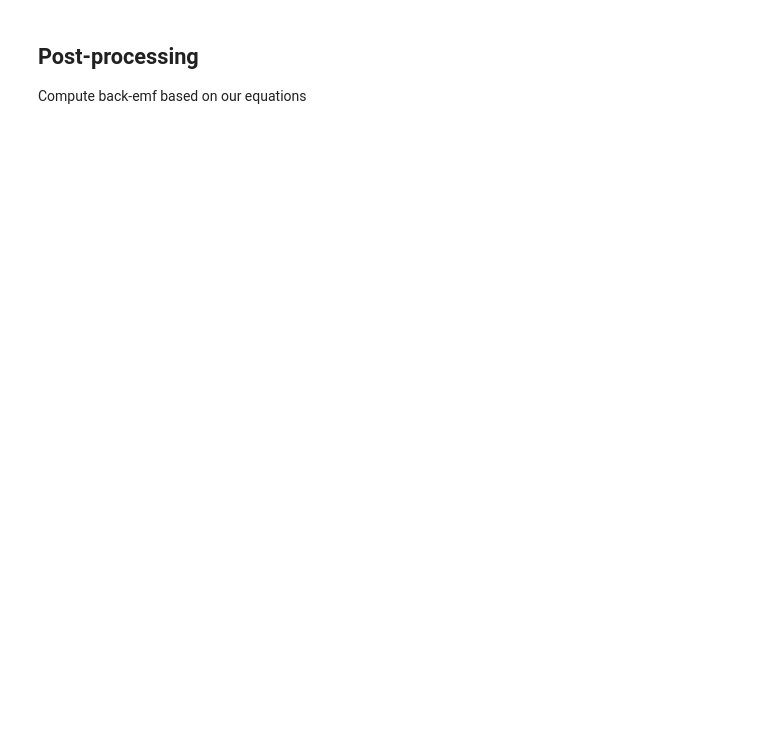
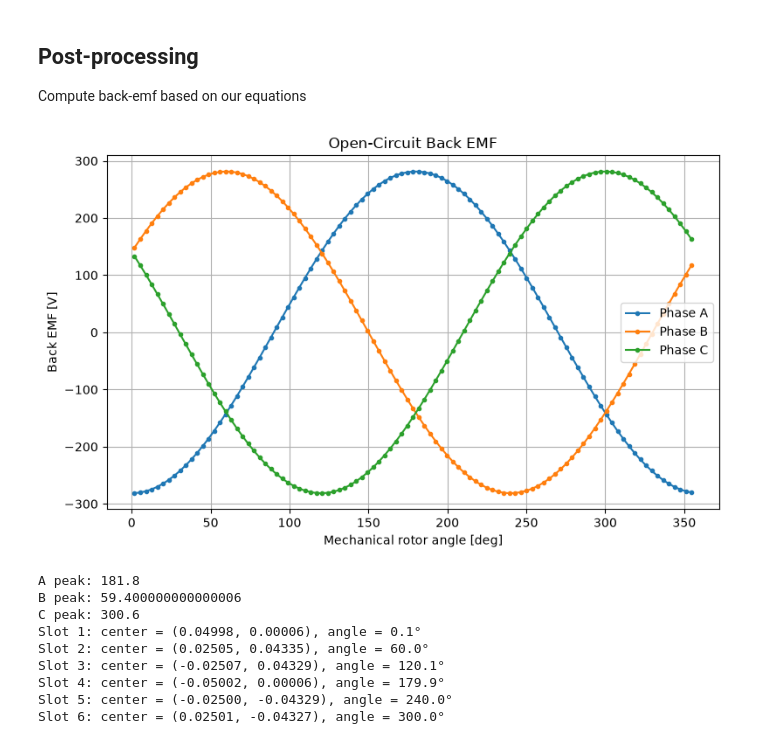
Before and after one commit to VerttiAalto100/computational-electromagnetics, a Jupyter notebook: back-emf/back_emf.ipynb, the cells around one changed output. Drawn from its saved outputs; the diff is of its cells as text; code cells hidden in the pictures; blank space fills up the shorter version.

Commit message:
Soem back-emf solution. Not verified

```diff
--- a/back-emf/back_emf.ipynb
+++ b/back-emf/back_emf.ipynb
@@ -448,3 +502,78 @@ Difference of angles in rotor magnet and stator field, should be constant: 2.664
 # %% [markdown]
 ## Post-processing
 Compute back-emf based on our equations
+# %%
+
+
+import numpy as np
+import matplotlib.pyplot as plt
+
+delta_mech = all_mech_angles[1] - all_mech_angles[0]
+
+# Half way between two angles. That's where we wantt oplot the back emf (derivative)
+emf_angles = 0.5 * (
+    np.array(all_mech_angles[:-1]) +
+    np.array(all_mech_angles[1:])
+)
+
+
+# BACK-EMF PHASE A
+delta_flux_linkage_A = np.diff(np.array(all_flux_linkage_A))
+emf_A = -omega * delta_flux_linkage_A / delta_mech
+
+# BACK-EMF PHASE B
+delta_flux_linkage_B = np.diff(np.array(all_flux_linkage_B))
+emf_B = -omega * delta_flux_linkage_B / delta_mech
+
+# BACK-EMF PHASE C
+delta_flux_linkage_C = np.diff(np.array(all_flux_linkage_C))
+emf_C = -omega * delta_flux_linkage_C / delta_mech
+
+
+fig, ax = plt.subplots(figsize=(8, 5))
+
+theta_deg = np.degrees(emf_angles)
+
+ax.plot(
+    theta_deg,
+    emf_A,
+    marker="o",
+    markersize=3,
+    label="Phase A"
+)
+
+ax.plot(
+    theta_deg,
+    emf_B,
+    marker="o",
+    markersize=3,
+    label="Phase B"
+)
+
+ax.plot(
+    theta_deg,
+    emf_C,
+    marker="o",
+    markersize=3,
+    label="Phase C"
+)
+
+ax.set_xlabel("Mechanical rotor angle [deg]")
+ax.set_ylabel("Back EMF [V]")
+ax.set_title("Open-Circuit Back EMF")
+ax.grid(True)
+ax.legend()
+
+plt.tight_layout()
+plt.show()
+# %% [output]
+[figure, added]
+A peak: 181.8
+B peak: 59.400000000000006
+C peak: 300.6
+Slot 1: center = (0.04998, 0.00006), angle = 0.1°
+Slot 2: center = (0.02505, 0.04335), angle = 60.0°
+Slot 3: center = (-0.02507, 0.04329), angle = 120.1°
+Slot 4: center = (-0.05002, 0.00006), angle = 179.9°
+Slot 5: center = (-0.02500, -0.04329), angle = 240.0°
+Slot 6: center = (0.02501, -0.04327), angle = 300.0°
```
Also changed, not shown: parts of 1 cell of this notebook.
